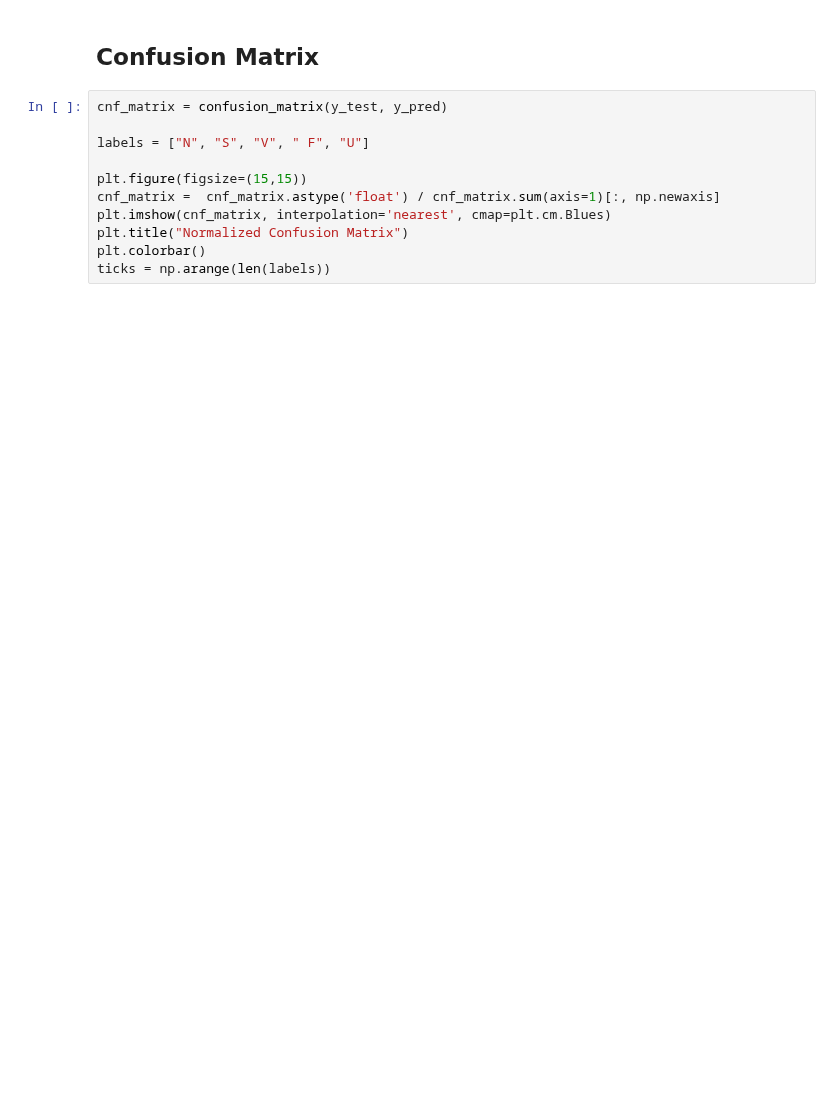
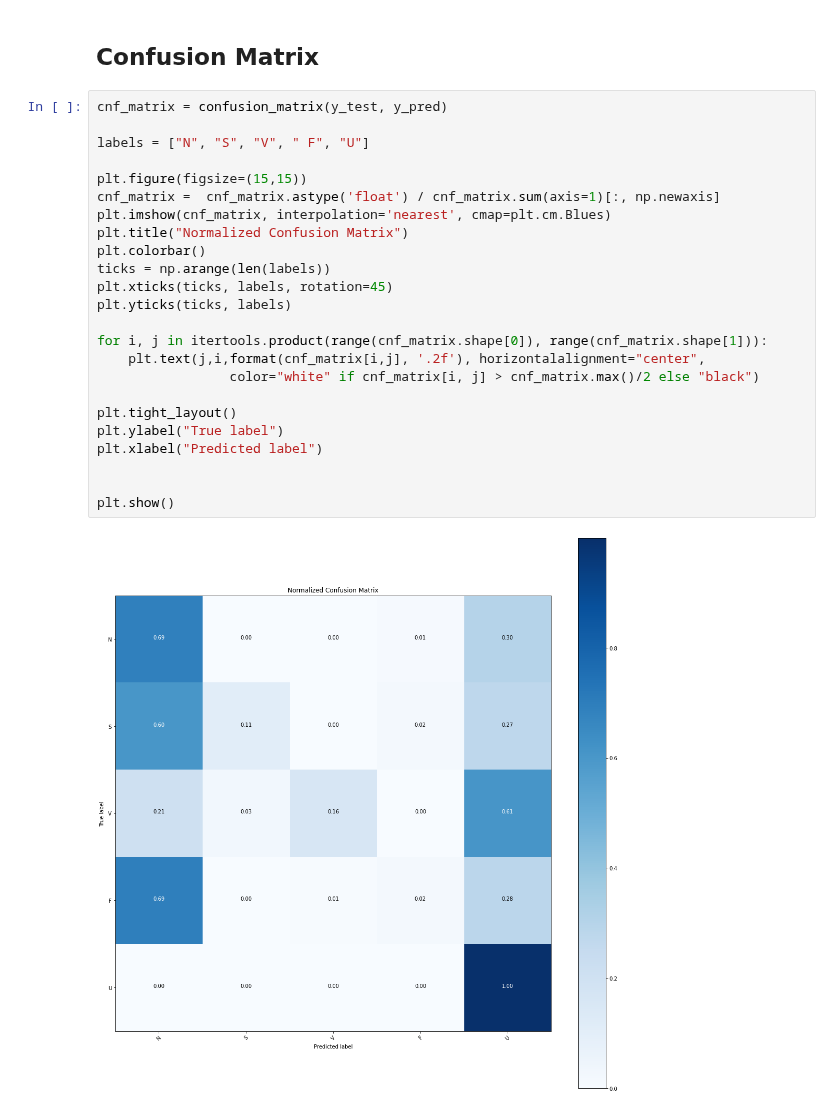
Before and after one commit to dilawarm/federated, a Jupyter notebook: notebooks/ModelAnalysis.ipynb, the cells around one changed output. Saved outputs shown, nothing was run; the diff lists cells and outputs as text; blank space fills up the shorter version.

Commit message:
cnf matrix

```diff
--- a/notebooks/ModelAnalysis.ipynb
+++ b/notebooks/ModelAnalysis.ipynb
@@ -42,11 +40,26 @@ AxisError: axis 1 is out of bounds for array of dimension 1
 # %%
 cnf_matrix = confusion_matrix(y_test, y_pred)
 
 labels = ["N", "S", "V", " F", "U"]
 
 plt.figure(figsize=(15,15))
 cnf_matrix =  cnf_matrix.astype('float') / cnf_matrix.sum(axis=1)[:, np.newaxis]
 plt.imshow(cnf_matrix, interpolation='nearest', cmap=plt.cm.Blues)
 plt.title("Normalized Confusion Matrix")
 plt.colorbar()
 ticks = np.arange(len(labels))
+plt.xticks(ticks, labels, rotation=45)
+plt.yticks(ticks, labels)
+
+for i, j in itertools.product(range(cnf_matrix.shape[0]), range(cnf_matrix.shape[1])):
+    plt.text(j,i,format(cnf_matrix[i,j], '.2f'), horizontalalignment="center",
+                 color="white" if cnf_matrix[i, j] > cnf_matrix.max()/2 else "black")
+
+plt.tight_layout()
+plt.ylabel("True label")
+plt.xlabel("Predicted label")
+
+
+plt.show()
+# %% [output]
+[figure, added]
```
Also changed, not shown: parts of 2 cells of this notebook.
